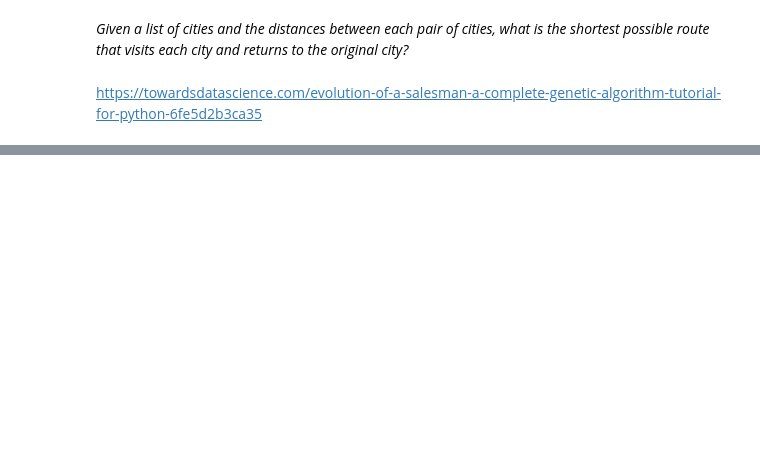
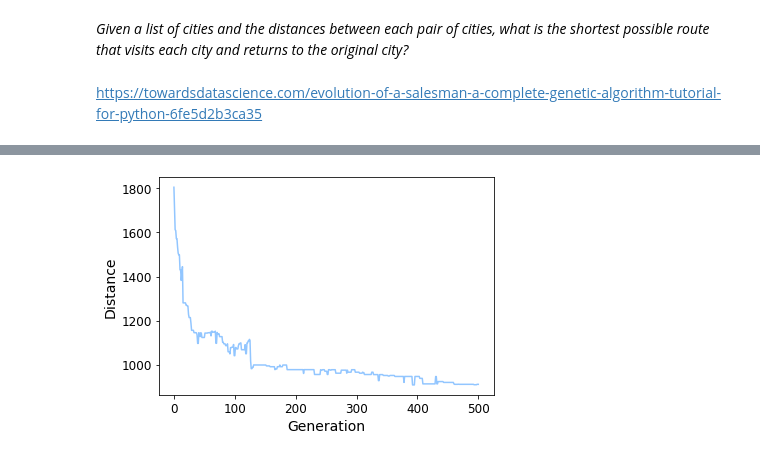
Before and after one commit to iubh/DLMDSML01, a Jupyter notebook: Q_A_Sessions/06_genetic_algorithms/Q_A_genetic_algorithms_applications.ipynb, the cells around one changed output, grey strips where cells are left out. Drawn from its saved outputs; the diff is of its cells as text; code cells hidden in the pictures; blank space fills up the shorter version.

```diff
--- a/Q_A_Sessions/06_genetic_algorithms/Q_A_genetic_algorithms_applications.ipynb
+++ b/Q_A_Sessions/06_genetic_algorithms/Q_A_genetic_algorithms_applications.ipynb
@@ -384,0 +522,16 @@ https://towardsdatascience.com/evolution-of-a-salesman-a-complete-genetic-algori
+# %%
+def mutatePopulation(population, mutationRate):
+    mutatedPop = []
+
+    for ind in range(0, len(population)):
+        mutatedInd = mutate(population[ind], mutationRate)
+        mutatedPop.append(mutatedInd)
+    return mutatedPop
+# %%
+def nextGeneration(currentGen, eliteSize, mutationRate):
+    popRanked = rankRoutes(currentGen)
+    selectionResults = selection(popRanked, eliteSize)
+    matingpool = matingPool(currentGen, selectionResults)
+    children = breedPopulation(matingpool, eliteSize)
+    nextGeneration = mutatePopulation(children, mutationRate)
+    return nextGeneration
@@ -384,0 +550,5 @@ https://towardsdatascience.com/evolution-of-a-salesman-a-complete-genetic-algori
+# %%
+cityList = []
+
+for i in range(0,25):
+    cityList.append(City(x=int(random.random() * 200), y=int(random.random() * 200)))
@@ -384,0 +577,18 @@ https://towardsdatascience.com/evolution-of-a-salesman-a-complete-genetic-algori
+# %%
+def geneticAlgorithmPlot(population, popSize, eliteSize, mutationRate, generations):
+    pop = initialPopulation(popSize, population)
+    progress = []
+    progress.append(1 / rankRoutes(pop)[0][1])
+
+    for i in range(0, generations):
+        pop = nextGeneration(pop, eliteSize, mutationRate)
+        progress.append(1 / rankRoutes(pop)[0][1])
+
+    plt.plot(progress)
+    plt.ylabel('Distance')
+    plt.xlabel('Generation')
+    plt.show()
+# %%
+geneticAlgorithmPlot(population=cityList, popSize=100, eliteSize=20, mutationRate=0.01, generations=500)
+# %% [output]
+[figure, added]
```
Also changed, not shown: parts of 48 cells of this notebook, 7 other files.
